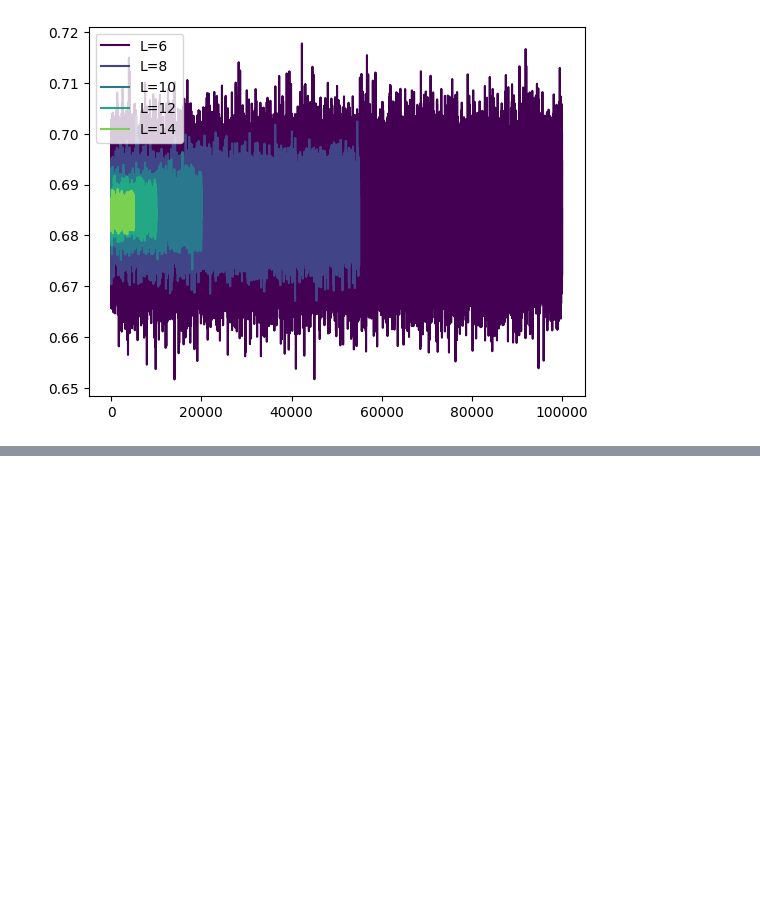
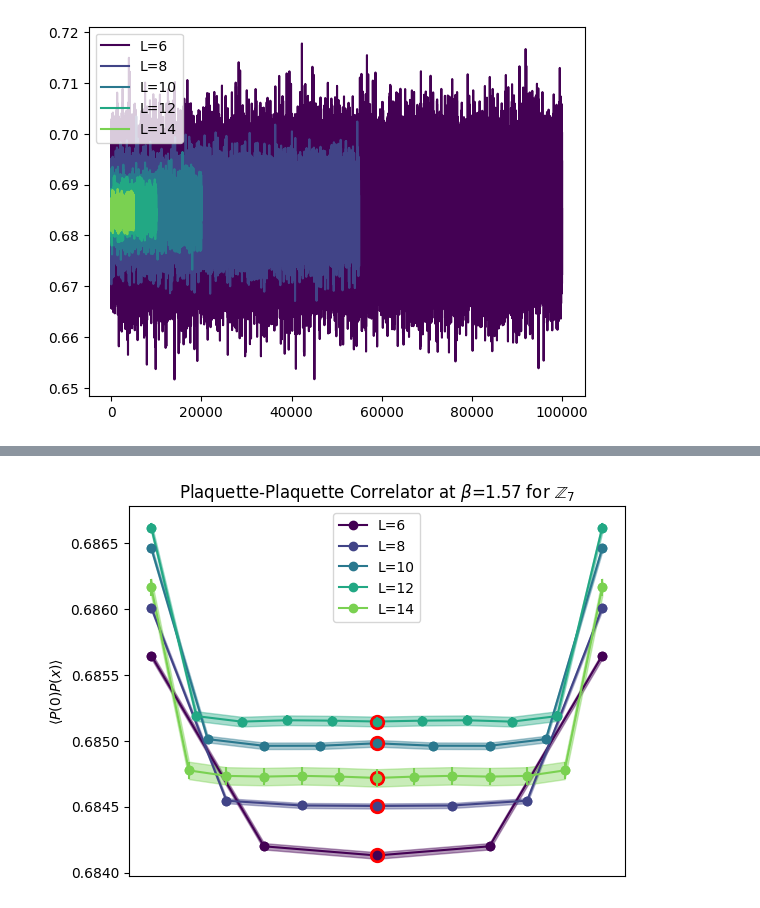
Before and after one commit to Landa233/crunchy, a Jupyter notebook: z_n_gauge/python_throwaway/z_7_correlators/better_statistics.ipynb, the cells around one changed output, grey strips where cells are left out. Cells and saved outputs as stored; diff of their text form; code cells hidden in the pictures; blank space fills up the shorter version.

```diff
--- a/z_n_gauge/python_throwaway/z_7_correlators/better_statistics.ipynb
+++ b/z_n_gauge/python_throwaway/z_7_correlators/better_statistics.ipynb
@@ -398,0 +392,87 @@ ax.set_yscale('log')
+# %%
+data = np.load("../../../temp/pp_correlators2.npz", allow_pickle=True)
+pp_correlators = data["pp_correlators"].item()
+
+fig = plt.figure()
+
+
+
+# Use colormap viridis to color the lines according to the lattice size
+cmap = plt.get_cmap('viridis')
+norm = Normalize(vmin=0, vmax=len(pp_correlators.keys()))
+
+
+which_beta = 3
+
+middle_Ls_list = []
+middle_correlators_list = []
+
+for (i,key) in enumerate(pp_correlators.keys()):
+    pp_correlator = pp_correlators[key][which_beta,:,...].squeeze(axis=0)
+
+    print(pp_correlator.shape)
+
+    color = cmap(norm(i))
+
+    pp_correlator_mean = pp_correlator.mean(axis=0)[:,0]
+
+    cutoff = 1
+    if cutoff > 0:
+        pp_correlator_mean = pp_correlator_mean[cutoff:-cutoff]
+    # else:
+        pp_correlator_mean = pp_correlator_mean
+
+
+    Ls = np.arange(len(pp_correlator_mean))
+    max_L = np.max(Ls)
+    Ls = Ls / max_L
+
+    plt.plot(Ls, pp_correlator_mean, '-o', label=f"L={key}", color=color)
+
+    middle_Ls = Ls[len(Ls)//2]
+    middle_correlators = pp_correlator_mean[len(pp_correlator_mean)//2]
+
+    # change size of dots to 100
+    plt.plot(middle_Ls, middle_correlators, 'o', color='red', markersize=10)
+
+    middle_Ls_list.append(middle_Ls)
+    middle_correlators_list.append(middle_correlators)
+
+    #plot error bars
+    #calculate variance
+    variance = pp_correlator.var(axis=0)[:,0]
+    variance = variance[cutoff:-cutoff]
+    std = np.sqrt(variance/len(pp_correlator))
+
+
+    plt.fill_between(Ls, pp_correlator_mean-std, pp_correlator_mean+std, alpha=0.4, color=color)
+    #also plot bars
+    plt.errorbar(Ls, pp_correlator_mean, yerr=std, fmt='o', color=color)
+
+
+plt.xticks([])
+plt.ylabel(r"$\langle P(0)P(x)\rangle$")
+
+plt.title(r"Plaquette-Plaquette Correlator at $\beta$=1.57 for $\mathbb{Z}_7$")
+plt.legend()
+
+plt.savefig("pp_correlator.pdf")
+
+# make a log plot
+# plt.yscale('log')
+
+
+plt.show()
+
+fig, ax = plt.subplots()
+
+# plot the middle values
+for (i, middle_corr) in enumerate(middle_correlators_list):
+    ax.plot(i, middle_corr, 'o')
+
+# ax.plot(middle_Ls_list, middle_correlators_list, 'o')
+
+plt.show()
+
+# Calculate the connected correlator
+# %% [output]
@@ -398,0 +484 @@ ax.set_yscale('log')
+[figure, added]
```
Also changed, not shown: parts of 7 cells of this notebook, 1 other file.
